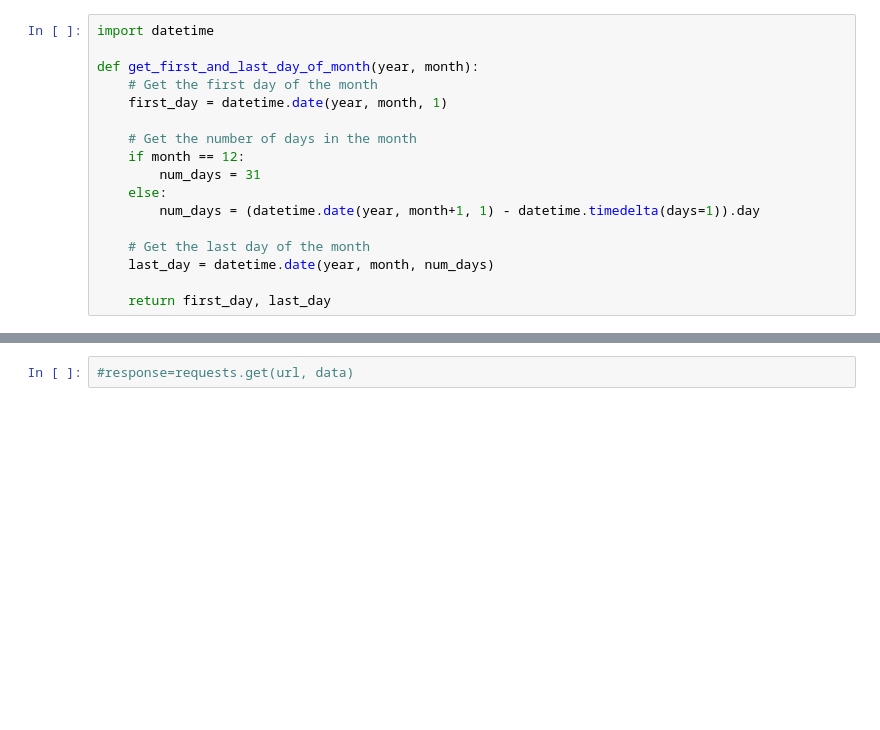
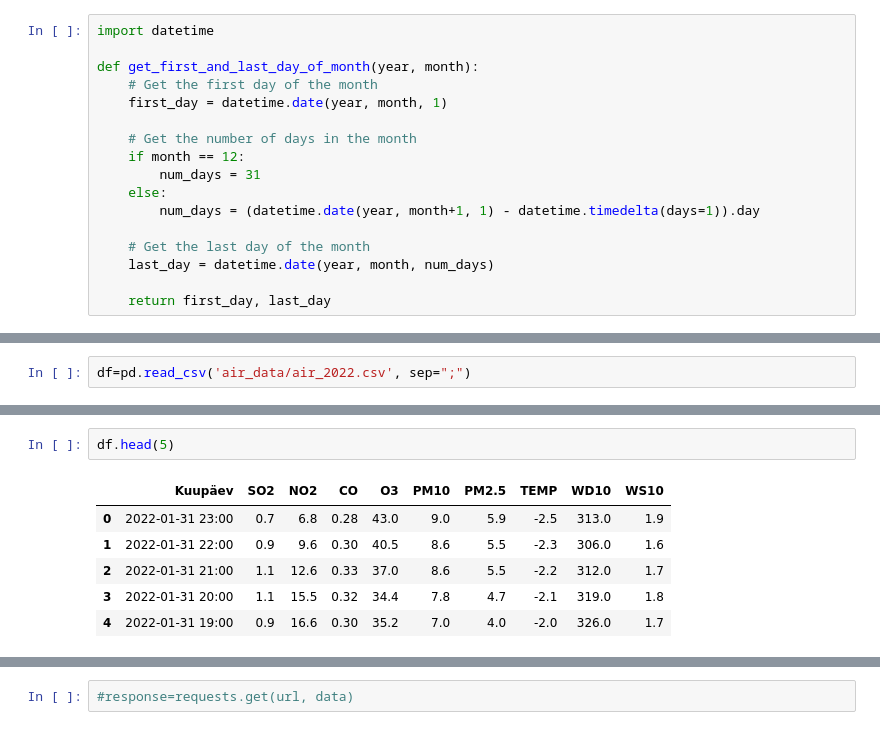
Before and after one commit to varjakm/ohk, a Jupyter notebook: fetch_air.ipynb, the cells around one changed output, grey strips where cells are left out. Cells and saved outputs as stored; diff of their text form; blank space fills up the shorter version.

```diff
--- a/fetch_air.ipynb
+++ b/fetch_air.ipynb
@@ -33,0 +48,2 @@ def get_first_and_last_day_of_month(year, month):
+# %%
+df=pd.read_csv('air_data/air_2022.csv', sep=";")
@@ -33,0 +62,9 @@ def get_first_and_last_day_of_month(year, month):
+# %%
+df.head(5)
+# %% [output]
+|  | Kuupäev | SO2 | NO2 | CO | O3 | PM10 | PM2.5 | TEMP | WD10 | WS10 |
+| 0 | 2022-01-31 23:00 | 0.7 | 6.8 | 0.28 | 43.0 | 9.0 | 5.9 | -2.5 | 313.0 | 1.9 |
+| 1 | 2022-01-31 22:00 | 0.9 | 9.6 | 0.30 | 40.5 | 8.6 | 5.5 | -2.3 | 306.0 | 1.6 |
+| 2 | 2022-01-31 21:00 | 1.1 | 12.6 | 0.33 | 37.0 | 8.6 | 5.5 | -2.2 | 312.0 | 1.7 |
+| 3 | 2022-01-31 20:00 | 1.1 | 15.5 | 0.32 | 34.4 | 7.8 | 4.7 | -2.1 | 319.0 | 1.8 |
+| 4 | 2022-01-31 19:00 | 0.9 | 16.6 | 0.30 | 35.2 | 7.0 | 4.0 | -2.0 | 326.0 | 1.7 |
```
Also changed, not shown: parts of 21 cells of this notebook, 1 other file.
